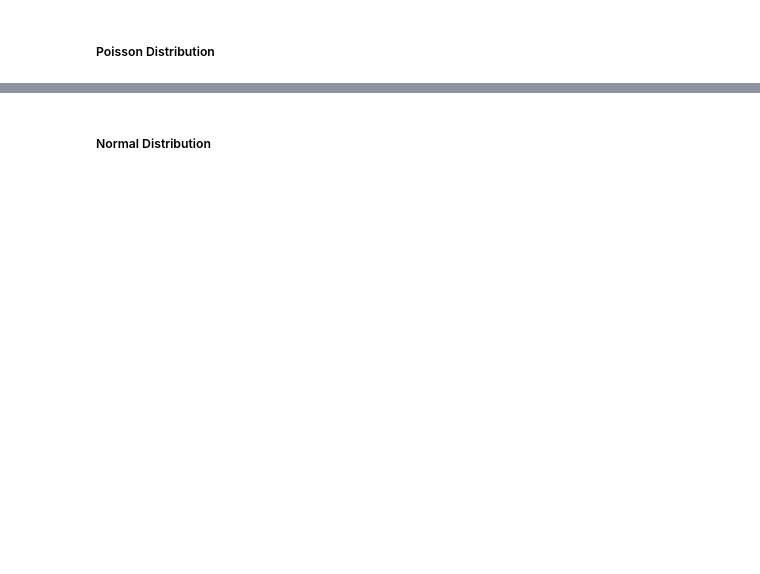
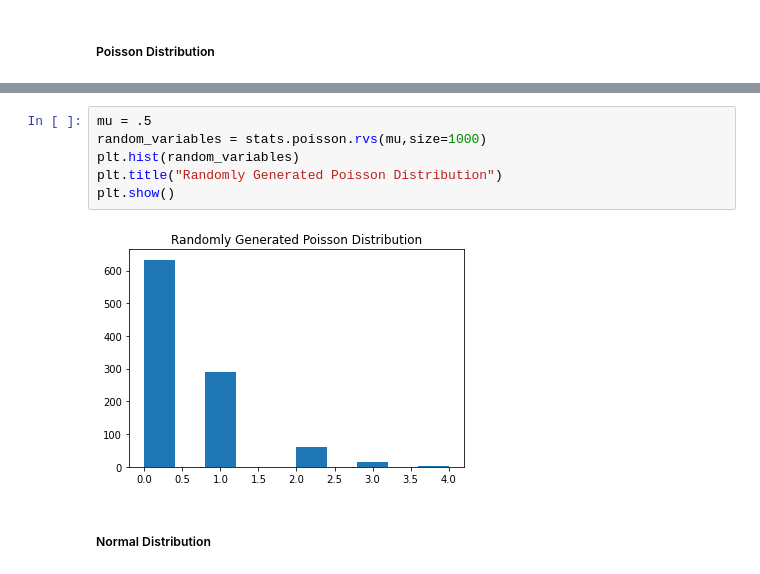
Before and after one commit to dkoense17/day11-12, a Jupyter notebook: Statistics Workbook.ipynb, the cells around one changed output, grey strips where cells are left out. Cells and saved outputs as stored; diff of their text form; blank space fills up the shorter version.

```diff
--- a/Statistics Workbook.ipynb
+++ b/Statistics Workbook.ipynb
@@ -139,2 +166,10 @@ plt.show()
+# %%
+mu = .5
+random_variables = stats.poisson.rvs(mu,size=1000)
+plt.hist(random_variables)
+plt.title("Randomly Generated Poisson Distribution")
+plt.show()
+# %% [output]
+[figure, added]
 # %% [markdown]
 ##### Normal Distribution
```
Also changed, not shown: parts of 38 cells of this notebook.
